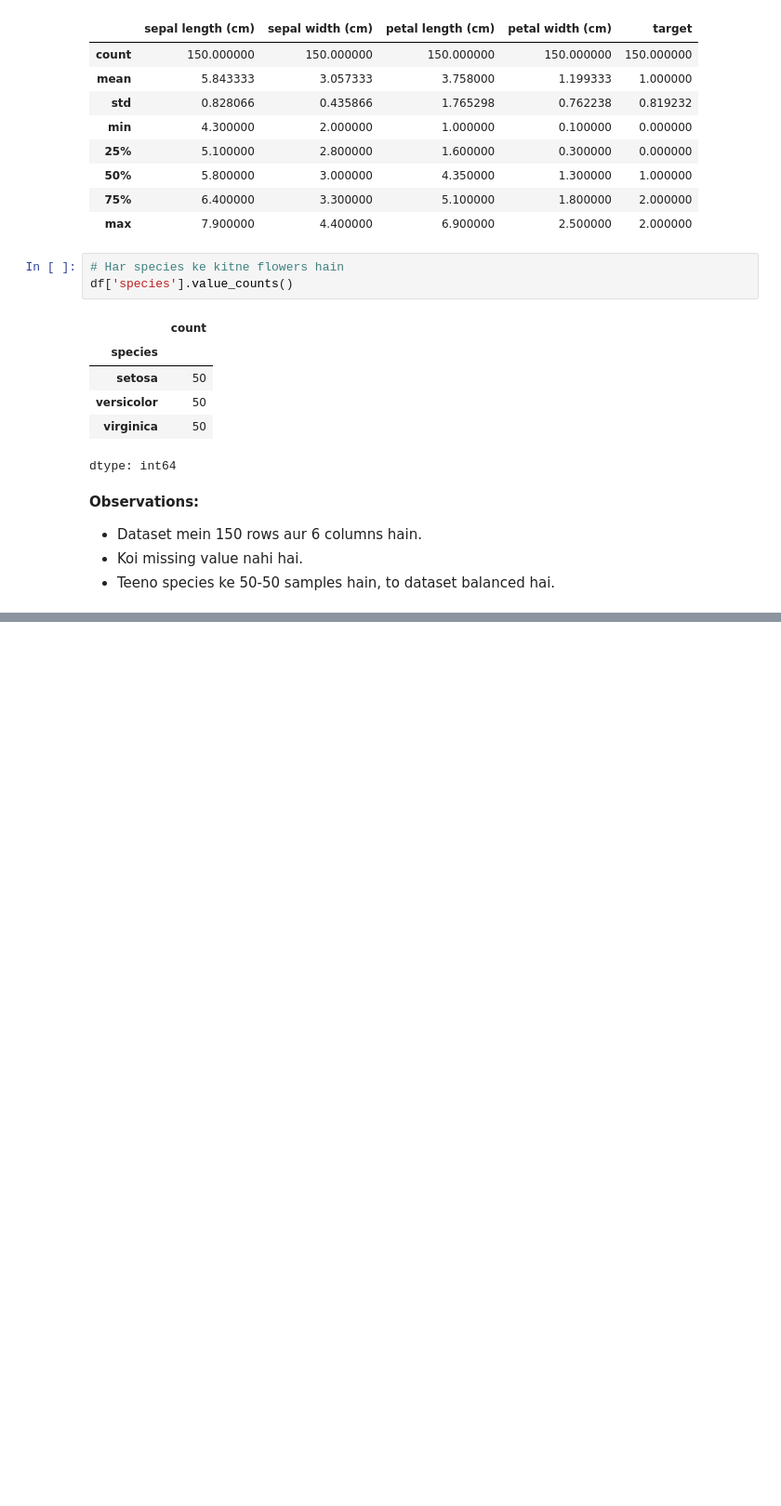
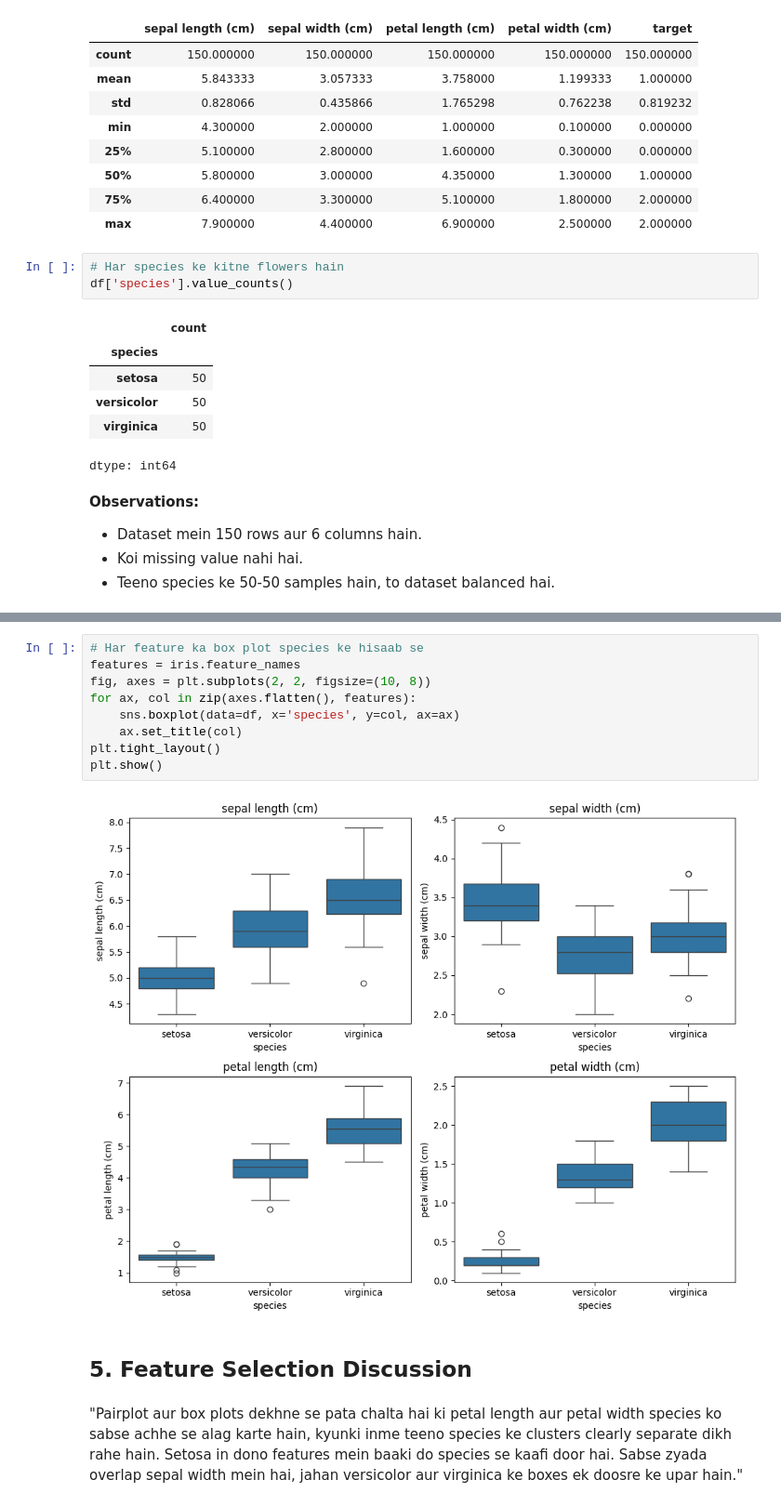
Before and after one commit to akshad07-0/OIBSIP, a Jupyter notebook: DataScience-Task1-IrisClassification/Task1_Iris_Classification.ipynb, the cells around one changed output, grey strips where cells are left out. Shown at 93% size. Drawn from its saved outputs; the diff is of its cells as text; blank space fills up the shorter version.

```diff
--- a/DataScience-Task1-IrisClassification/Task1_Iris_Classification.ipynb
+++ b/DataScience-Task1-IrisClassification/Task1_Iris_Classification.ipynb
@@ -88,0 +97,15 @@ dtype: int64
+# %%
+# Har feature ka box plot species ke hisaab se
+features = iris.feature_names
+fig, axes = plt.subplots(2, 2, figsize=(10, 8))
+for ax, col in zip(axes.flatten(), features):
+    sns.boxplot(data=df, x='species', y=col, ax=ax)
+    ax.set_title(col)
+plt.tight_layout()
+plt.show()
+# %% [output]
+[figure, added]
+# %% [markdown]
+## 5. Feature Selection Discussion
+# %% [markdown]
+"Pairplot aur box plots dekhne se pata chalta hai ki petal length aur petal width species ko sabse achhe se alag karte hain, kyunki inme teeno species ke clusters clearly separate dikh rahe hain. Setosa in dono features mein baaki do species se kaafi door hai. Sabse zyada overlap sepal width mein hai, jahan versicolor aur virginica ke boxes ek doosre ke upar hain."
```
Also changed, not shown: parts of 2 cells of this notebook.
